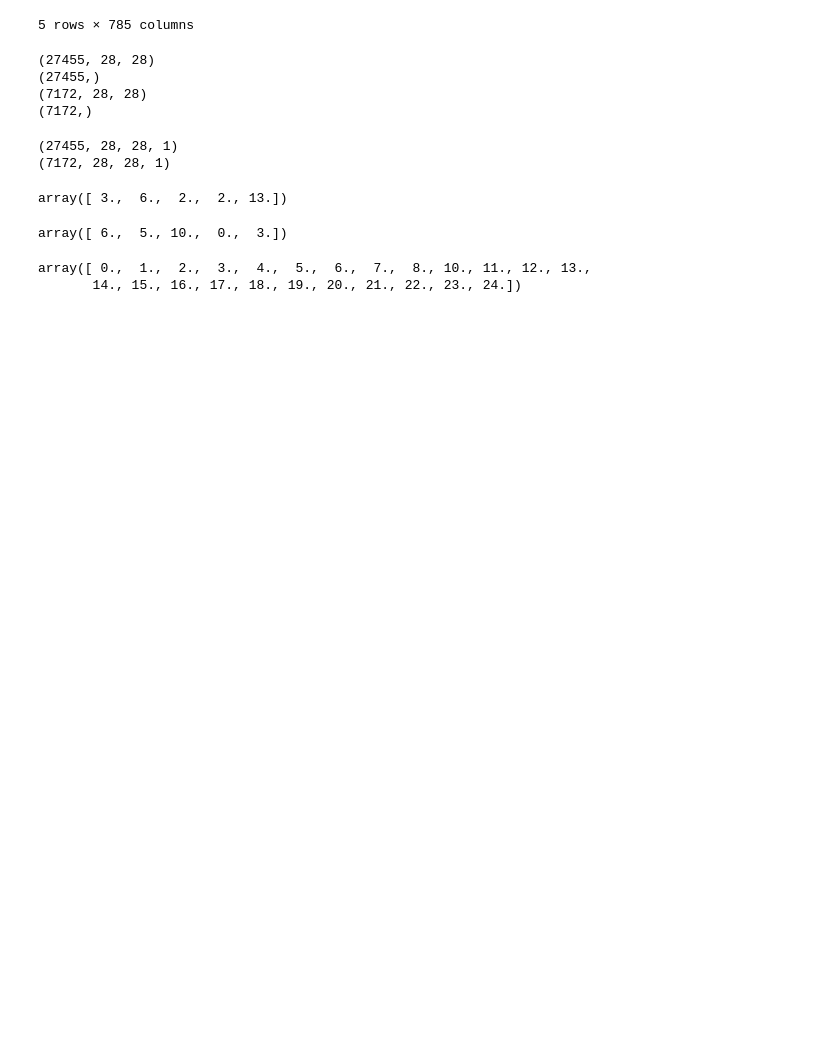
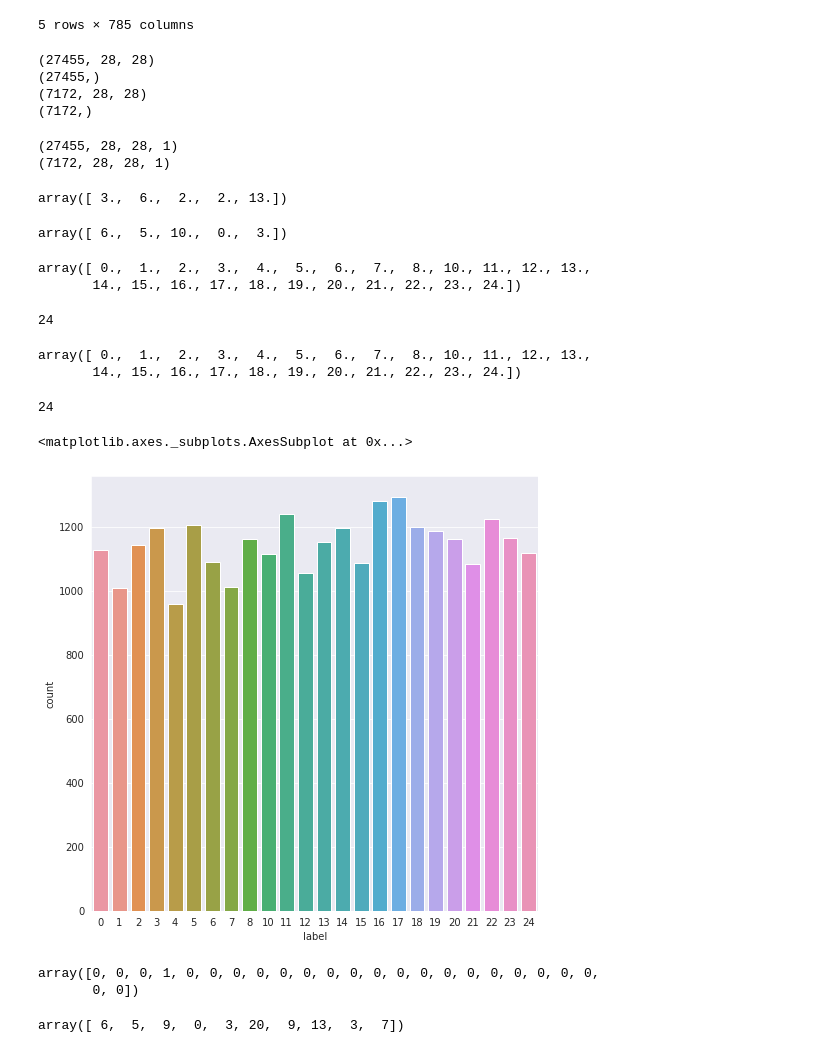
Before and after one commit to hrisav/tensorflow-developer, a Jupyter notebook: C2_CNN_In_TensorFlow/B_Week_4.ipynb, the cells around one changed output. Saved outputs shown, nothing was run; the diff lists cells and outputs as text; code cells hidden in the pictures; blank space fills up the shorter version.

```diff
--- a/C2_CNN_In_TensorFlow/B_Week_4.ipynb
+++ b/C2_CNN_In_TensorFlow/B_Week_4.ipynb
@@ -311,6 +327,6 @@ from google.colab import files
 # %%
-train_data = pd.read_csv('sign_mnist_train.csv', delimiter=',')
-test_data = pd.read_csv('sign_mnist_test.csv', delimiter=',')
+train_data = pd.read_csv('/content/sign_mnist_train.csv', delimiter=',')
+test_data = pd.read_csv('/content/sign_mnist_test.csv', delimiter=',')
 # %%
 train_data.shape, test_data.shape
 # %% [output]
@@ -378,3 +394,22 @@ np.unique(training_labels)
 # %% [output]
 array([ 0.,  1.,  2.,  3.,  4.,  5.,  6.,  7.,  8., 10., 11., 12., 13.,
        14., 15., 16., 17., 18., 19., 20., 21., 22., 23., 24.])
+# %%
+len(np.unique(training_labels))
+# %% [output]
+24
+# %%
+np.unique(testing_labels)
+# %% [output]
+array([ 0.,  1.,  2.,  3.,  4.,  5.,  6.,  7.,  8., 10., 11., 12., 13.,
+       14., 15., 16., 17., 18., 19., 20., 21., 22., 23., 24.])
+# %%
+len(np.unique(testing_labels))
+# %% [output]
+24
+# %%
+plt.figure(figsize = (8,8))
+sns.countplot(train_data['label'])
+# %% [output]
+<matplotlib.axes._subplots.AxesSubplot at 0x...>
+[figure, added]
@@ -381,3 +420,12 @@ array([ 0.,  1.,  2.,  3.,  4.,  5.,  6.,  7.,  8., 10., 11., 12., 13.,
+# %%
+y_train[0]
+# %% [output]
+array([0, 0, 0, 1, 0, 0, 0, 0, 0, 0, 0, 0, 0, 0, 0, 0, 0, 0, 0, 0, 0, 0,
+       0, 0])
+# %%
+np.argmax(y_test[:10], axis=1)
+# %% [output]
+array([ 6,  5,  9,  0,  3, 20,  9, 13,  3,  7])
 # %%
 IMG_HEIGHT = 28
 IMG_WIDTH = 28
```
Also changed, not shown: parts of 16 cells of this notebook.
